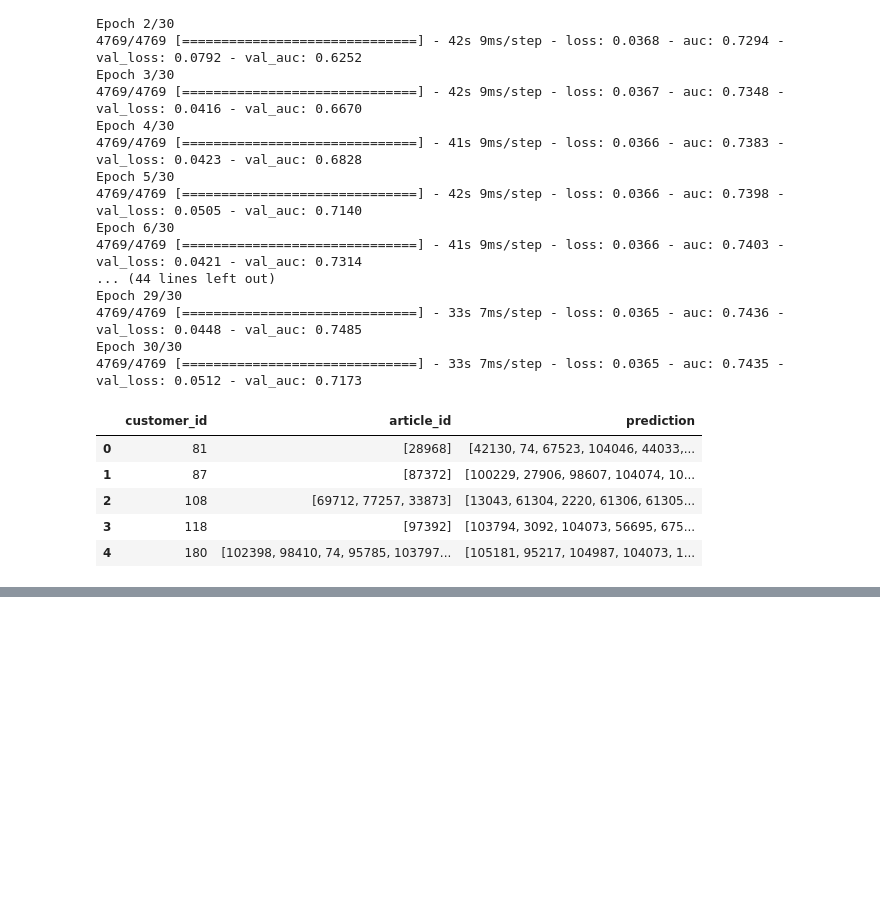
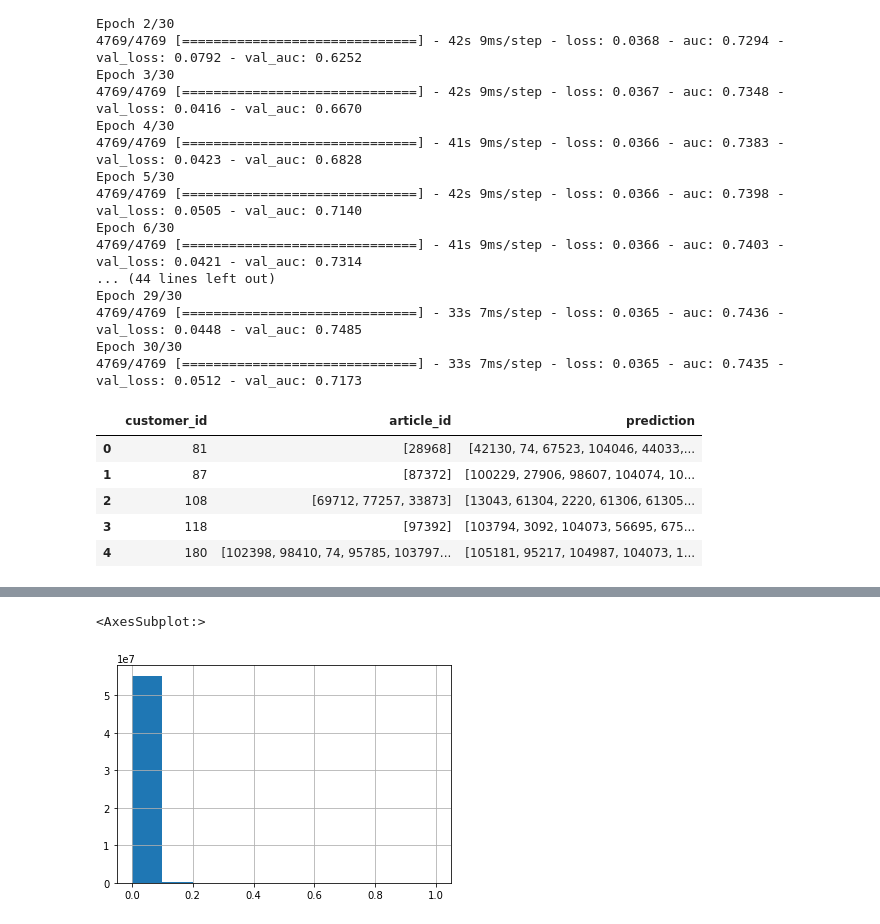
Before and after one commit to Wp-Zhang/H-M-Fashion-RecSys, a Jupyter notebook: notebooks/DNN.ipynb, the cells around one changed output, grey strips where cells are left out. Saved outputs shown, nothing was run; the diff lists cells and outputs as text; code cells hidden in the pictures; blank space fills up the shorter version.

```diff
--- a/notebooks/DNN.ipynb
+++ b/notebooks/DNN.ipynb
@@ -444,0 +502,44 @@ map_at_k(label['article_id'], label['prediction'], k=12)
+# %%
+class TQDMPredictCallback(tf.keras.callbacks.Callback):
+    def __init__(self, custom_tqdm_instance=None, tqdm_cls=tqdm, **tqdm_params):
+        super().__init__()
+        self.tqdm_cls = tqdm_cls
+        self.tqdm_progress = None
+        self.prev_predict_batch = None
+        self.custom_tqdm_instance = custom_tqdm_instance
+        self.tqdm_params = tqdm_params
+
+    def on_predict_batch_begin(self, batch, logs=None):
+        pass
+
+    def on_predict_batch_end(self, batch, logs=None):
+        self.tqdm_progress.update(batch - self.prev_predict_batch)
+        self.prev_predict_batch = batch
+
+    def on_predict_begin(self, logs=None):
+        self.prev_predict_batch = 0
+        if self.custom_tqdm_instance:
+            self.tqdm_progress = self.custom_tqdm_instance
+            return
+
+        total = self.params.get('steps')
+        if total:
+            total -= 1
+
+        self.tqdm_progress = self.tqdm_cls(total=total, **self.tqdm_params)
+
+    def on_predict_end(self, logs=None):
+        if self.tqdm_progress and not self.custom_tqdm_instance:
+            self.tqdm_progress.close()
+# %%
+probs = model.predict([test1, test2], batch_size=2048, callbacks=[TQDMPredictCallback()])
+# %%
+test_candidates['prob'] = probs
+# %%
+pred_nn = test_candidates[['customer_id','article_id','prob']]
+pred_nn.to_csv(data_dir/"processed"/"nn_test.csv", index=False)
+# %%
+pred_nn['prob'].hist()
+# %% [output]
+<AxesSubplot:>
+[figure, added]
```
Also changed, not shown: parts of 26 cells of this notebook, 1 other file.
